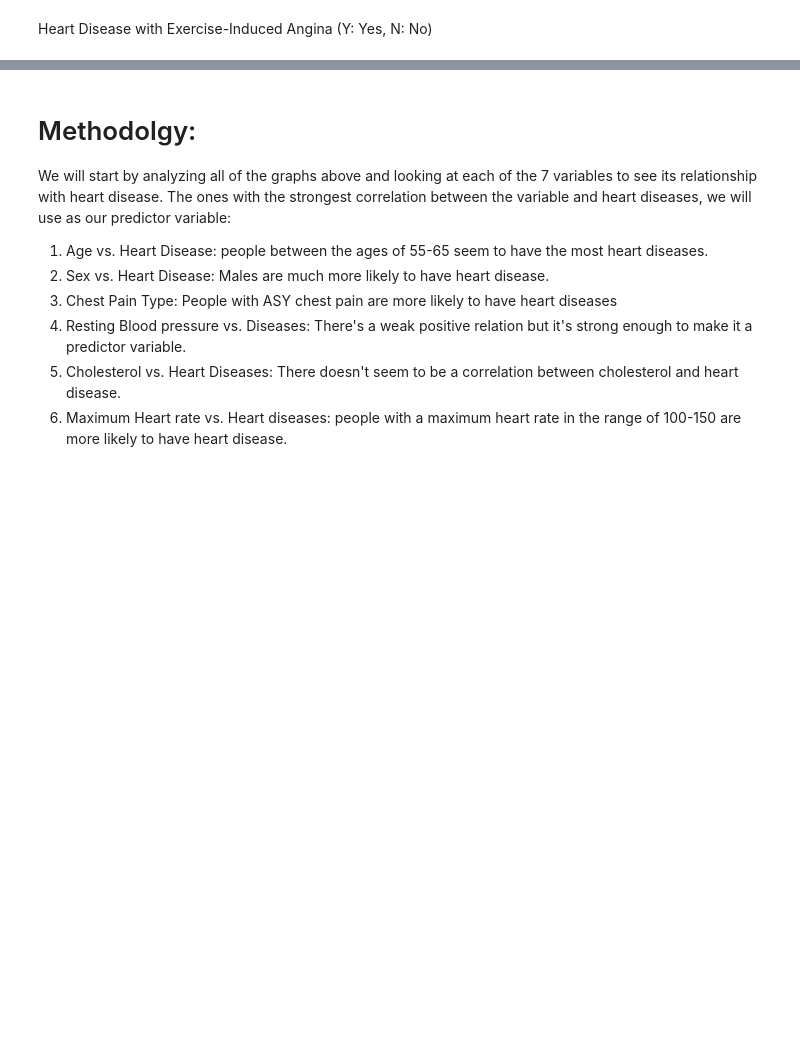
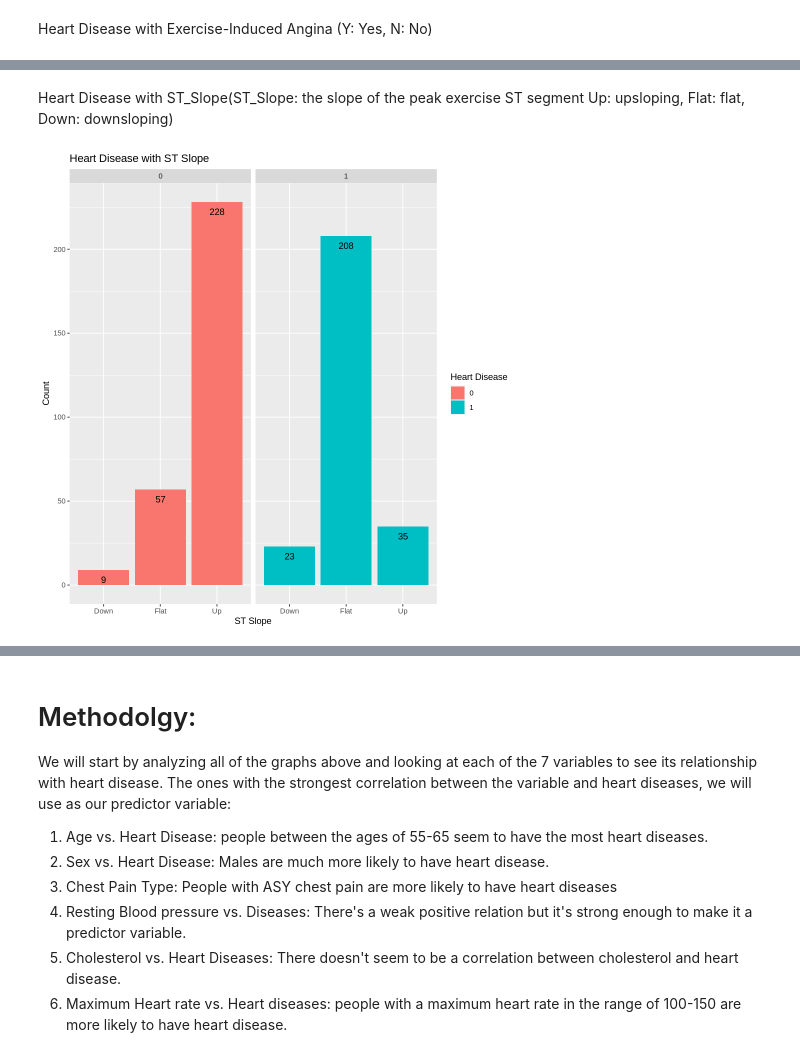
Before and after one commit to Simpson1104/Group-Proposal, a Jupyter notebook: Wrangling_data.ipynb, the cells around one changed output, grey strips where cells are left out. Drawn from its saved outputs; the diff is of its cells as text; code cells hidden in the pictures; blank space fills up the shorter version.

```diff
--- a/Wrangling_data.ipynb
+++ b/Wrangling_data.ipynb
@@ -317,0 +318,13 @@ HeartDisease_RestingBP_plot
+# %% [markdown]
+Heart Disease with ST_Slope(ST_Slope: the slope of the peak exercise ST segment Up: upsloping, Flat: flat, Down: downsloping)
+# %%
+HeartDisease_ST_Slope_plot <- heart_train %>%
+                              ggplot(aes(x = ST_Slope, fill = HeartDisease)) +
+                              geom_bar() +
+                              facet_grid(~HeartDisease) +
+                              geom_text(aes(label = ..count..), stat = "count",  vjust = 2, colour = "black") +
+                              labs(title = "Heart Disease with ST Slope", x = "ST Slope", y = "Count", fill = "Heart Disease")
+
+HeartDisease_ST_Slope_plot
+# %% [output]
+[figure, added]
```
Also changed, not shown: parts of 17 cells of this notebook.
